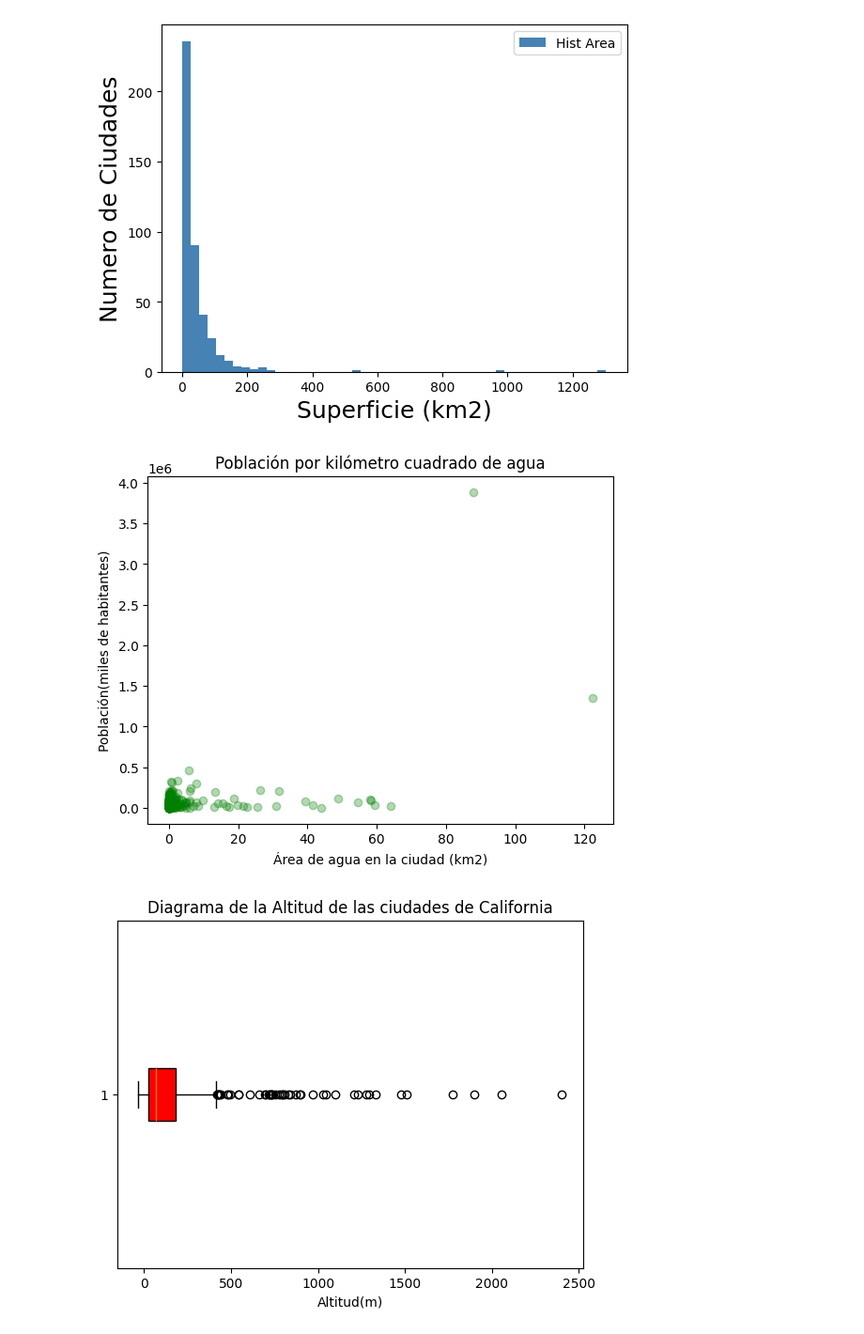
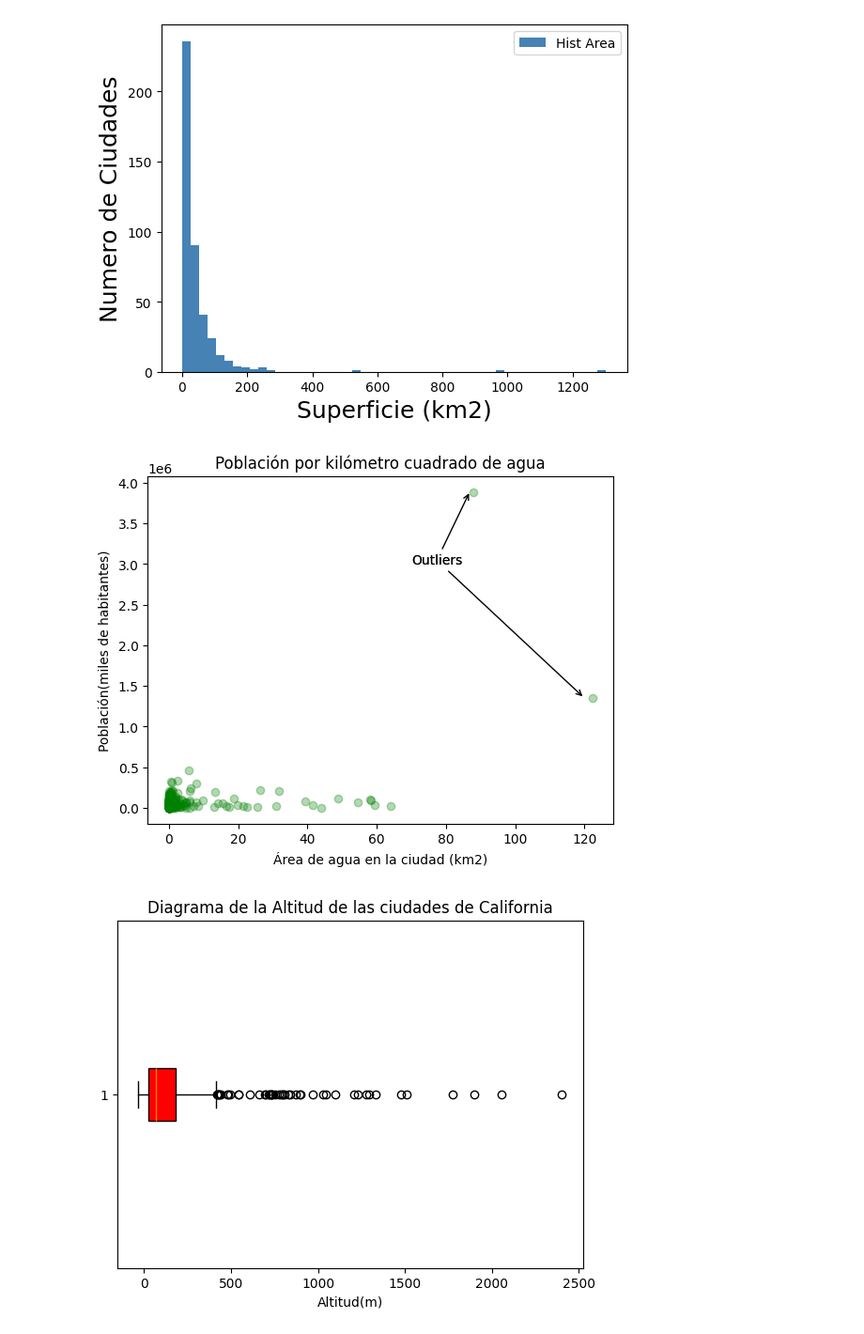
Before and after one commit to Lauragarbre/ONLINE_DS_THEBRIDGE_Curso2025, a Jupyter notebook: 18_Practica_Obligatoria_Visualizacion_Basica_hecha.ipynb, the cells around one changed output. Shown at 94% size. Drawn from its saved outputs; the diff is of its cells as text; code cells hidden in the pictures.

Commit message:
Gráfica con flechas y ejercicio obligatorio con flechas

```diff
--- a/18_Practica_Obligatoria_Visualizacion_Basica_hecha.ipynb
+++ b/18_Practica_Obligatoria_Visualizacion_Basica_hecha.ipynb
@@ -159,15 +159,22 @@ findfont: Font family 'Bradley Hand itc' not found.
 # %%
 df_final
 plt.grid(False)
 x = df_final['area_water_km2']
 y = df_final['population_total']
 plt.xlabel('Área de agua en la ciudad (km2)')
 plt.ylabel('Población(miles de habitantes)')
 plt.title('Población por kilómetro cuadrado de agua')
-#plt.annotations('Outliers', xycoords= y.argmax(), arrowprops=
+outliers= ((x > 80) & (y > 1))
+props_flecha = {
+    "arrowstyle": "->",
+    "connectionstyle": "arc3"
+}
+
+plt.annotate("Outliers", xy = (87, 3900000), xytext = (70, 3000000), arrowprops = props_flecha)
+plt.annotate("Outliers", xy = (120, 1350000), xytext = (70, 3000000), arrowprops = props_flecha)
 plt.scatter(x, y, alpha=0.3, c='green');
 # %% [output]
-[figure, old version]
+[figure, new version]
 # %%
 datos= df_final['elevation_m']
 
```
Also changed, not shown: 1 other file.
